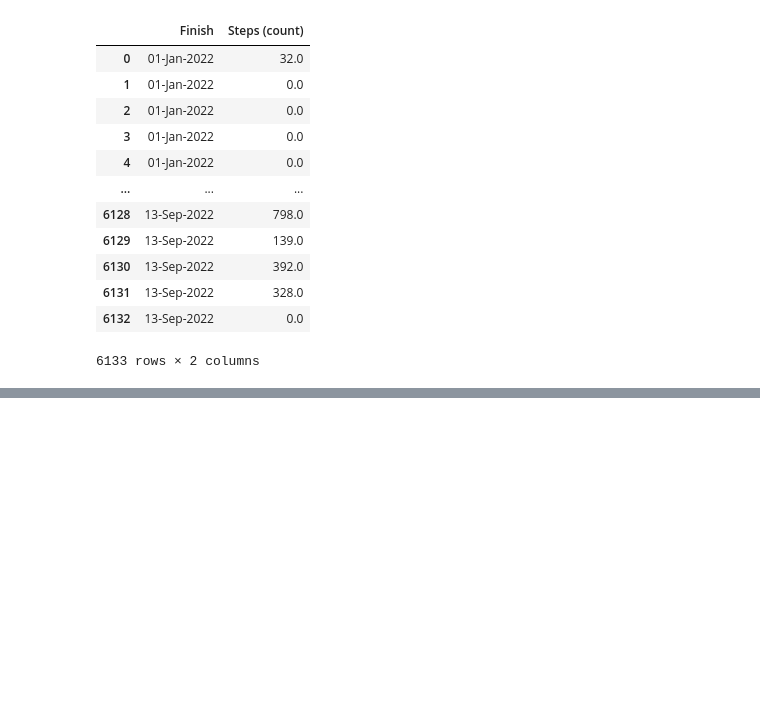
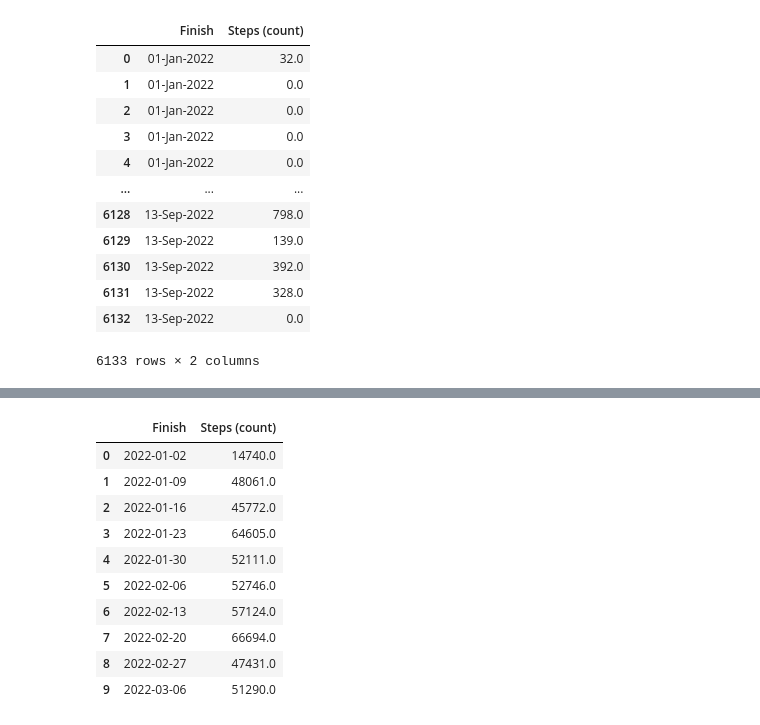
Before and after one commit to KuaiYu715/Steps-Counts-Analysis, a Jupyter notebook: Group data exploration/De shi/Code_ds.ipynb, the cells around one changed output, grey strips where cells are left out. Cells and saved outputs as stored; diff of their text form; code cells hidden in the pictures; blank space fills up the shorter version.

```diff
--- a/Group data exploration/De shi/Code_ds.ipynb
+++ b/Group data exploration/De shi/Code_ds.ipynb
@@ -130,0 +127,15 @@ KeyError: ignored
+# %%
+weeksum = pd.DataFrame(data07.resample('w',on = 'Finish')['Steps (count)'].sum()).reset_index()
+weeksum.head(10)
+# %% [output]
+|  | Finish | Steps (count) |
+| 0 | 2022-01-02 | 14740.0 |
+| 1 | 2022-01-09 | 48061.0 |
+| 2 | 2022-01-16 | 45772.0 |
+| 3 | 2022-01-23 | 64605.0 |
+| 4 | 2022-01-30 | 52111.0 |
+| 5 | 2022-02-06 | 52746.0 |
+| 6 | 2022-02-13 | 57124.0 |
+| 7 | 2022-02-20 | 66694.0 |
+| 8 | 2022-02-27 | 47431.0 |
+| 9 | 2022-03-06 | 51290.0 |
```
Also changed, not shown: parts of 11 cells of this notebook.
